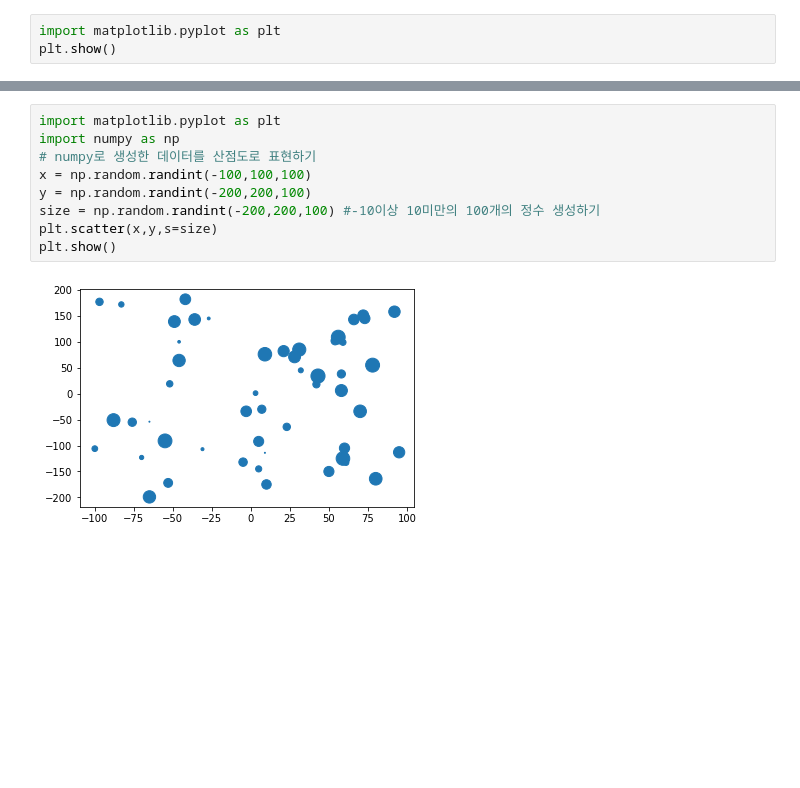
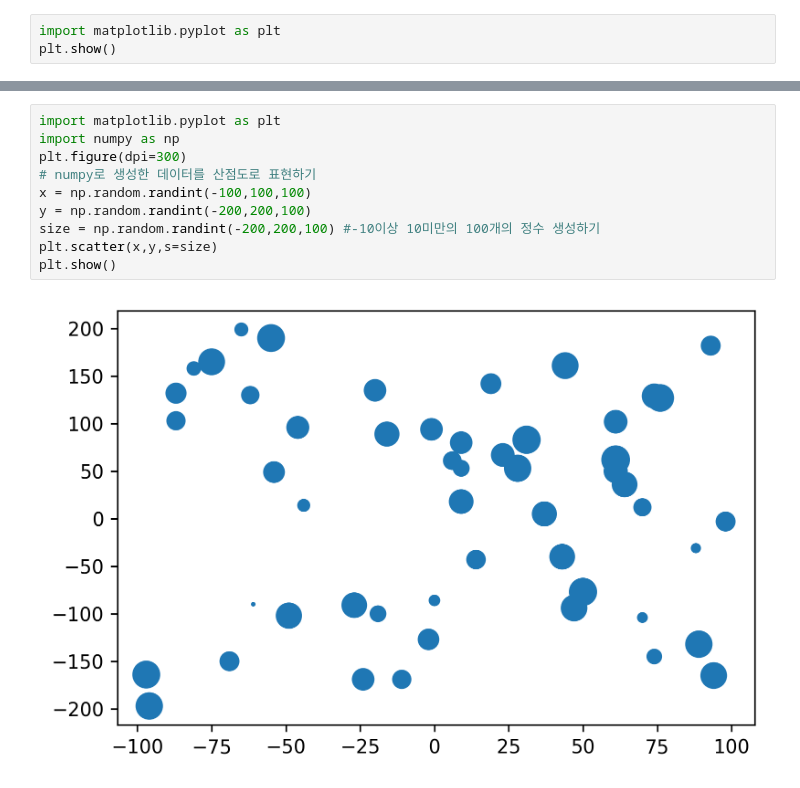
Before and after one commit to greatsong/2019_data_song, a Jupyter notebook: 191022_인공지능교과서_막대그래프~산점도.ipynb, the cells around one changed output, grey strips where cells are left out. Saved outputs shown, nothing was run; the diff lists cells and outputs as text; blank space fills up the shorter version.

```diff
--- a/191022_인공지능교과서_막대그래프~산점도.ipynb
+++ b/191022_인공지능교과서_막대그래프~산점도.ipynb
@@ -144,14 +170,15 @@ plt.show()
 # %%
 import matplotlib.pyplot as plt
 import numpy as np
+plt.figure(dpi=300)
 # numpy로 생성한 데이터를 산점도로 표현하기
 x = np.random.randint(-100,100,100)
 y = np.random.randint(-200,200,100)
 size = np.random.randint(-200,200,100) #-10이상 10미만의 100개의 정수 생성하기
 plt.scatter(x,y,s=size)
 plt.show()
 # %% [output]
-[figure, old version]
+[figure, new version]
 # %%
 import matplotlib.pyplot as plt
 import numpy as np
```
Also changed, not shown: parts of 17 cells of this notebook.
